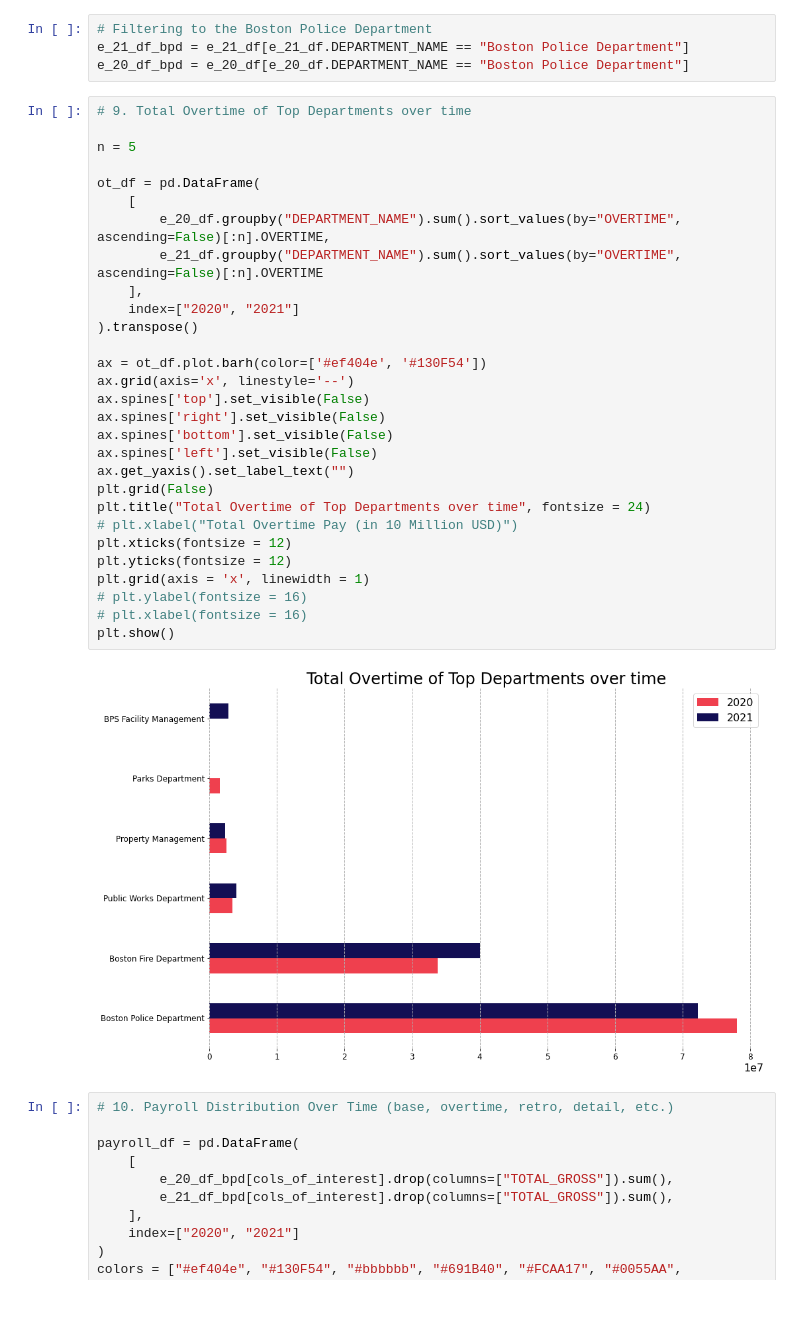
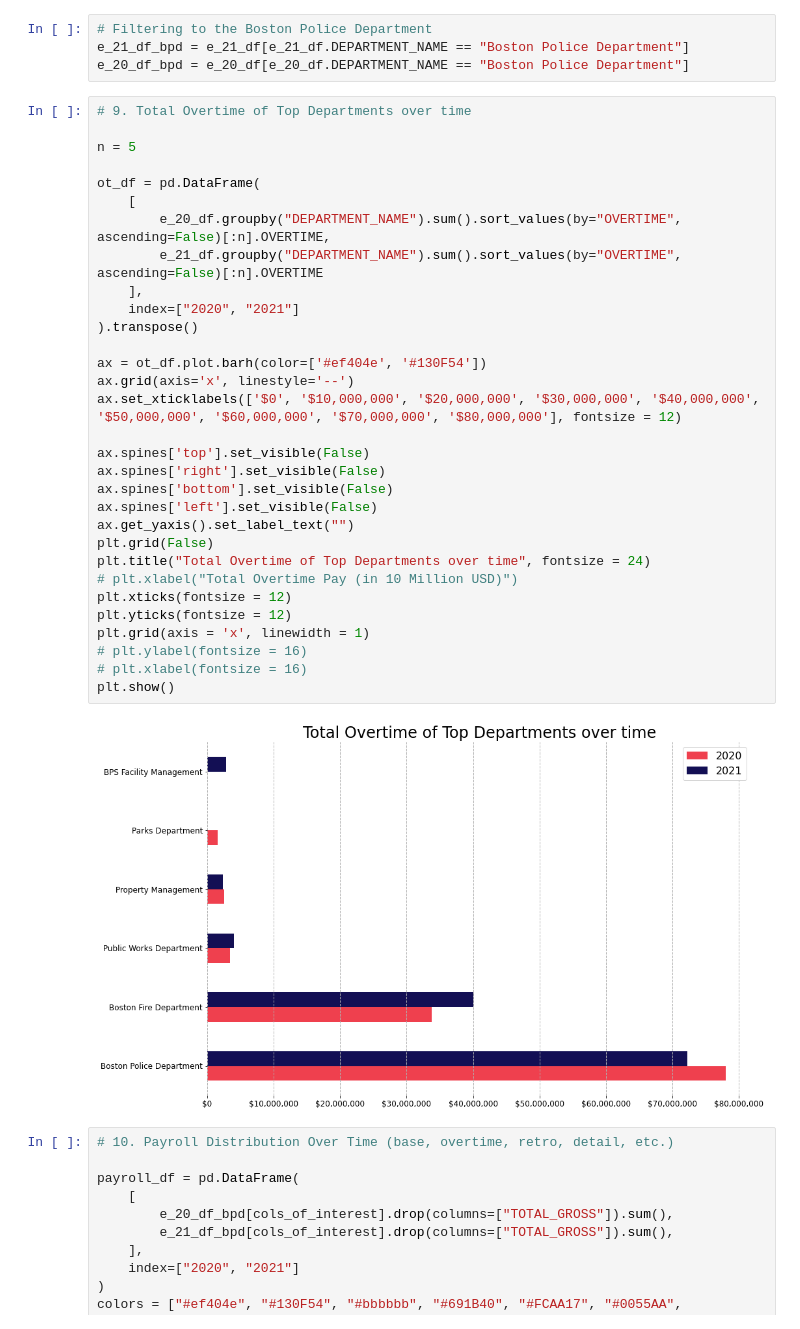
Before and after one commit to BU-Spark/ds-aclu-police-budget-analysis, a Jupyter notebook: fall22-team-1/Final_Q9-Q14.ipynb, the cells around one changed output. Drawn from its saved outputs; the diff is of its cells as text.

```diff
--- a/fall22-team-1/Final_Q9-Q14.ipynb
+++ b/fall22-team-1/Final_Q9-Q14.ipynb
@@ -70,34 +70,36 @@ e_20_df_bpd = e_20_df[e_20_df.DEPARTMENT_NAME == "Boston Police Department"]
 # %%
 # 9. Total Overtime of Top Departments over time
 
 n = 5
 
 ot_df = pd.DataFrame(
     [
         e_20_df.groupby("DEPARTMENT_NAME").sum().sort_values(by="OVERTIME", ascending=False)[:n].OVERTIME,
         e_21_df.groupby("DEPARTMENT_NAME").sum().sort_values(by="OVERTIME", ascending=False)[:n].OVERTIME
     ],
     index=["2020", "2021"]
 ).transpose()
 
 ax = ot_df.plot.barh(color=['#ef404e', '#130F54'])
 ax.grid(axis='x', linestyle='--')
+ax.set_xticklabels(['$0', '$10,000,000', '$20,000,000', '$30,000,000', '$40,000,000', '$50,000,000', '$60,000,000', '$70,000,000', '$80,000,000'], fontsize = 12)
+
 ax.spines['top'].set_visible(False)
 ax.spines['right'].set_visible(False)
 ax.spines['bottom'].set_visible(False)
 ax.spines['left'].set_visible(False)
 ax.get_yaxis().set_label_text("")
 plt.grid(False)
 plt.title("Total Overtime of Top Departments over time", fontsize = 24)
 # plt.xlabel("Total Overtime Pay (in 10 Million USD)")
 plt.xticks(fontsize = 12)
 plt.yticks(fontsize = 12)
 plt.grid(axis = 'x', linewidth = 1)
 # plt.ylabel(fontsize = 16)
 # plt.xlabel(fontsize = 16)
 plt.show()
 # %% [output]
-[figure, old version]
+[figure, new version]
 # %%
 # 10. Payroll Distribution Over Time (base, overtime, retro, detail, etc.)
 
```
Also changed, not shown: parts of 6 cells of this notebook.
